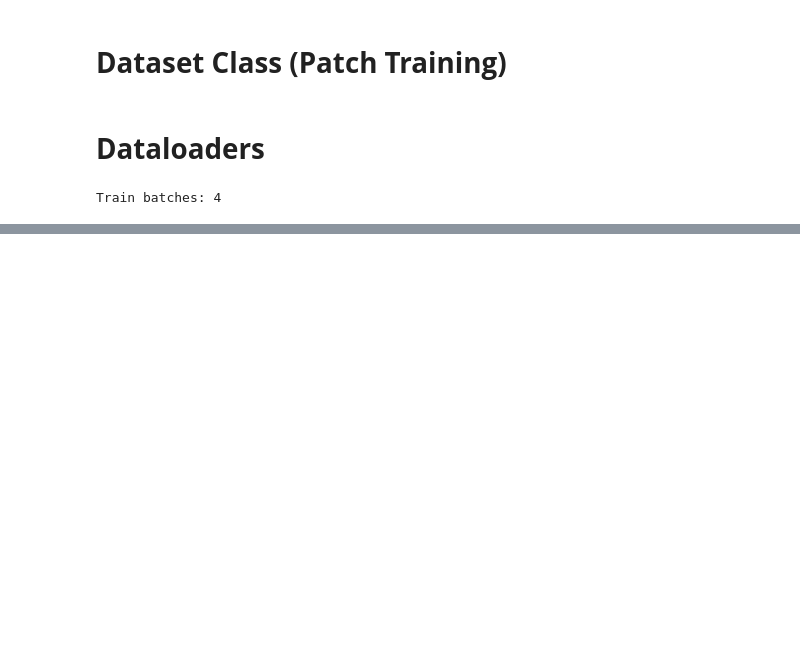
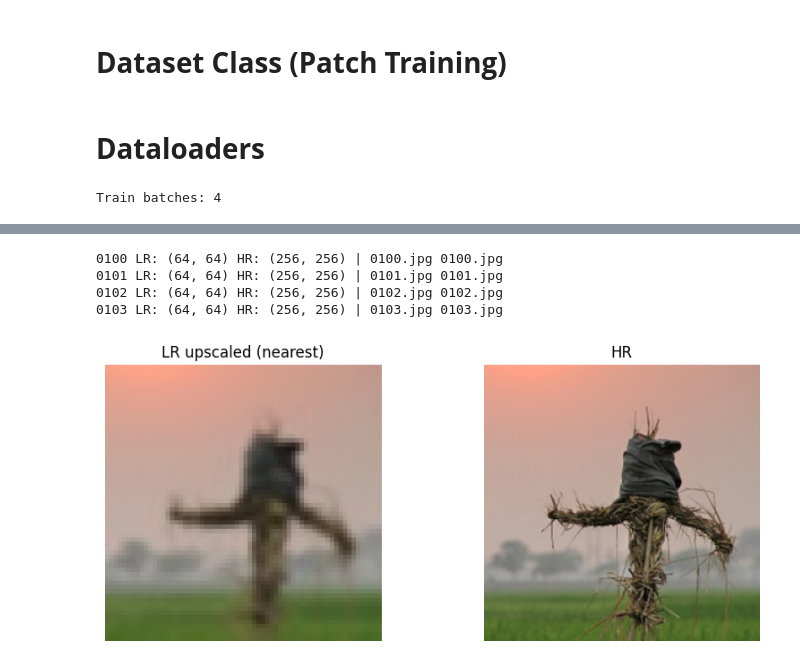
Before and after one commit to Rokib-Hasan-Oli/CSE445_Sec6_Machine_Learning_Project, a Jupyter notebook: Main Code/Image_Super_Resolution.ipynb, the cells around one changed output, grey strips where cells are left out. Drawn from its saved outputs; the diff is of its cells as text; code cells hidden in the pictures; blank space fills up the shorter version.

```diff
--- a/Main Code/Image_Super_Resolution.ipynb
+++ b/Main Code/Image_Super_Resolution.ipynb
@@ -103,0 +128,26 @@ Train batches: 4
+# %%
+import torch.optim as optim
+
+criterion = nn.L1Loss()
+optimizer = optim.Adam(model.parameters(), lr=1e-4)
+
+EPOCHS = 50
+
+for epoch in range(EPOCHS):
+    model.train()
+    total_loss = 0
+
+    for lr_patch, hr_patch in train_loader:
+        lr_patch = lr_patch.to(device)
+        hr_patch = hr_patch.to(device)
+
+        sr = model(lr_patch)
+        loss = criterion(sr, hr_patch)
+
+        optimizer.zero_grad()
+        loss.backward()
+        optimizer.step()
+
+        total_loss += loss.item()
+
+    print(f"Epoch {epoch+1}/{EPOCHS}  Loss: {total_loss/len(train_loader):.4f}")
@@ -103,0 +325,32 @@ Train batches: 4
+# %%
+from PIL import Image
+
+for id_ in ["0100","0101","0102","0103"]:
+    lr_path = find_img(LR_DIR, id_)
+    hr_path = find_img(HR_DIR, id_)
+    lr = Image.open(lr_path)
+    hr = Image.open(hr_path)
+    print(id_, "LR:", lr.size, "HR:", hr.size, "|", lr_path.name, hr_path.name)
+# %% [output]
+0100 LR: (64, 64) HR: (256, 256) | 0100.jpg 0100.jpg
+0101 LR: (64, 64) HR: (256, 256) | 0101.jpg 0101.jpg
+0102 LR: (64, 64) HR: (256, 256) | 0102.jpg 0102.jpg
+0103 LR: (64, 64) HR: (256, 256) | 0103.jpg 0103.jpg
+# %%
+import matplotlib.pyplot as plt
+import torch.nn.functional as F
+
+id_ = "0101"
+lr = TF.to_tensor(Image.open(find_img(LR_DIR, id_)).convert("RGB")).unsqueeze(0).to(device)
+hr = TF.to_tensor(Image.open(find_img(HR_DIR, id_)).convert("RGB")).unsqueeze(0).to(device)
+
+lr_up = F.interpolate(lr, scale_factor=4, mode="nearest")
+hr_cpu = hr.squeeze(0).cpu()
+lr_up_cpu = lr_up.squeeze(0).cpu()
+
+plt.figure(figsize=(10,4))
+plt.subplot(1,2,1); plt.imshow(TF.to_pil_image(lr_up_cpu)); plt.title("LR upscaled (nearest)"); plt.axis("off")
+plt.subplot(1,2,2); plt.imshow(TF.to_pil_image(hr_cpu)); plt.title("HR"); plt.axis("off")
+plt.show()
+# %% [output]
+[figure, added]
```
Also changed, not shown: parts of 11 cells of this notebook.
